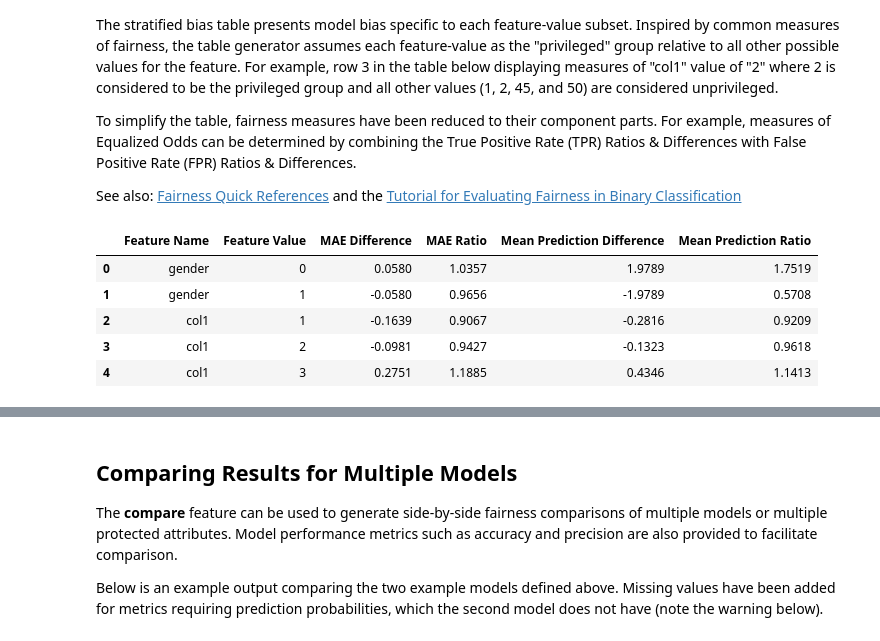
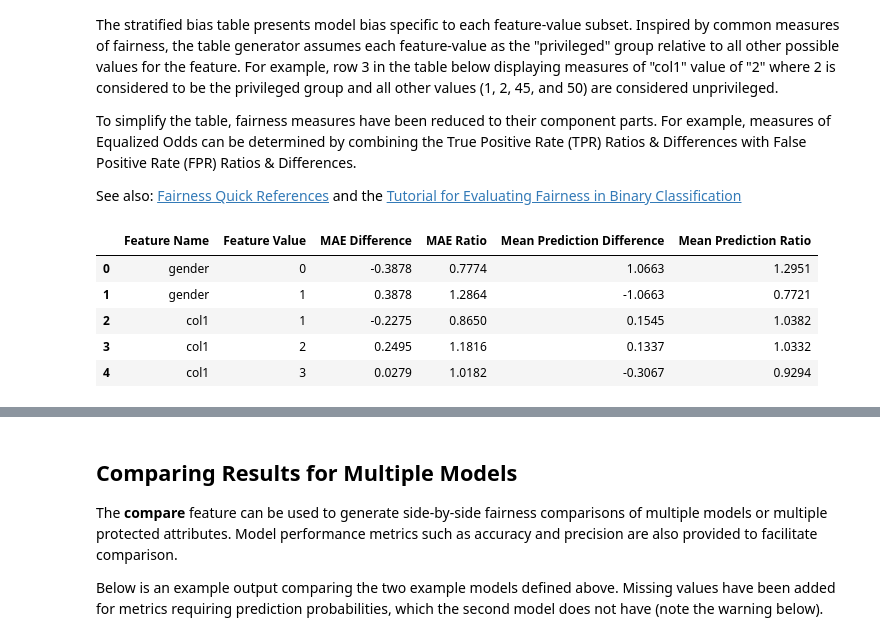
Before and after one commit to KenSciResearch/fairMLHealth, a Jupyter notebook: examples_and_tutorials/Example-ToolUsage_Regression.ipynb, the cells around one changed output, grey strips where cells are left out. Cells and saved outputs as stored; diff of their text form; code cells hidden in the pictures.

```diff
--- a/examples_and_tutorials/Example-ToolUsage_Regression.ipynb
+++ b/examples_and_tutorials/Example-ToolUsage_Regression.ipynb
@@ -16,7 +16,7 @@ from sklearn.linear_model import LinearRegression, TweedieRegressor
 # %%
 # First we'll create a semi-randomized dataframe with specific columns for our attributes of interest
 np.random.seed(506)
-N = 128
+N = 240
 X = pd.DataFrame({'col1': np.random.randint(1, 4, N),
                   'col2': np.random.randint(1, 75, N),
                   'col3': np.random.randint(0, 2, N),
@@ -25,12 +25,11 @@ X = pd.DataFrame({'col1': np.random.randint(1, 4, N),
                   'other': [1, 0, 0, 0, 1, 0, 0, 1]*int(N/8)
                  })
 
-# Next we'll create a randomized target value with strong relationships to key features that will be
-# used in the examples below
-y = pd.Series((X['col3']+X['gender']).values + np.random.uniform(0, 6, N), name='Example_Target')
+# Next we'll create a randomized target variable
+y = pd.Series((X['col3']+X['gender']).values + np.random.uniform(0, 6, N), name='Example_Continuous_Target')
 
 # Third, we'll split the data and use it to train two generic models
-splits = train_test_split(X, y, test_size=0.25, random_state=42)
+splits = train_test_split(X, y, test_size=0.5, random_state=42)
 X_train, X_test, y_train, y_test = splits
 
 model_1 = LinearRegression().fit(X_train, y_train)
@@ -140,12 +177,16 @@ To simplify the table, fairness measures have been reduced to their component pa
 
 See also: [Fairness Quick References](../docs/Fairness_Quick_References.pdf) and the [Tutorial for Evaluating Fairness in Binary Classification](./Tutorial-EvaluatingFairnessInBinaryClassification.ipynb)
 # %%
-measure.bias(X_test[['gender', 'col1']], y_test,
-                    model_1.predict(X_test), pred_type="regression")
+measure.bias(X_test[['gender', 'col1']],
+             y_test,
+             model_1.predict(X_test),
+             pred_type="regression",
+            flag_oor=True,
+            custom_ranges={'MAE Difference':(-0.1, 0.1), 'mean prediction difference':(-2,2)})
 # %% [output]
 |  | Feature Name | Feature Value | MAE Difference | MAE Ratio | Mean Prediction Difference | Mean Prediction Ratio |
-| 0 | gender | 0 | 0.0580 | 1.0357 | 1.9789 | 1.7519 |
-| 1 | gender | 1 | -0.0580 | 0.9656 | -1.9789 | 0.5708 |
-| 2 | col1 | 1 | -0.1639 | 0.9067 | -0.2816 | 0.9209 |
-| 3 | col1 | 2 | -0.0981 | 0.9427 | -0.1323 | 0.9618 |
-| 4 | col1 | 3 | 0.2751 | 1.1885 | 0.4346 | 1.1413 |
+| 0 | gender | 0 | -0.3878 | 0.7774 | 1.0663 | 1.2951 |
+| 1 | gender | 1 | 0.3878 | 1.2864 | -1.0663 | 0.7721 |
+| 2 | col1 | 1 | -0.2275 | 0.8650 | 0.1545 | 1.0382 |
+| 3 | col1 | 2 | 0.2495 | 1.1816 | 0.1337 | 1.0332 |
+| 4 | col1 | 3 | 0.0279 | 1.0182 | -0.3067 | 0.9294 |
```
Also changed, not shown: parts of 15 cells of this notebook, 2 other files.
